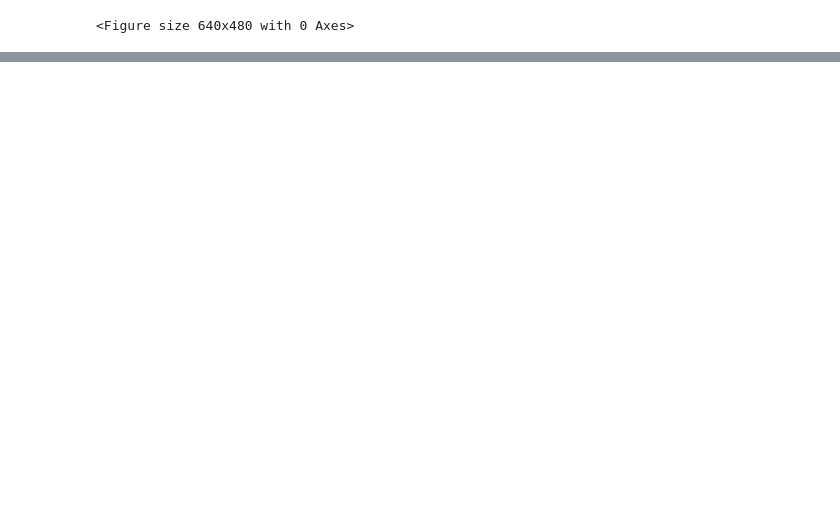
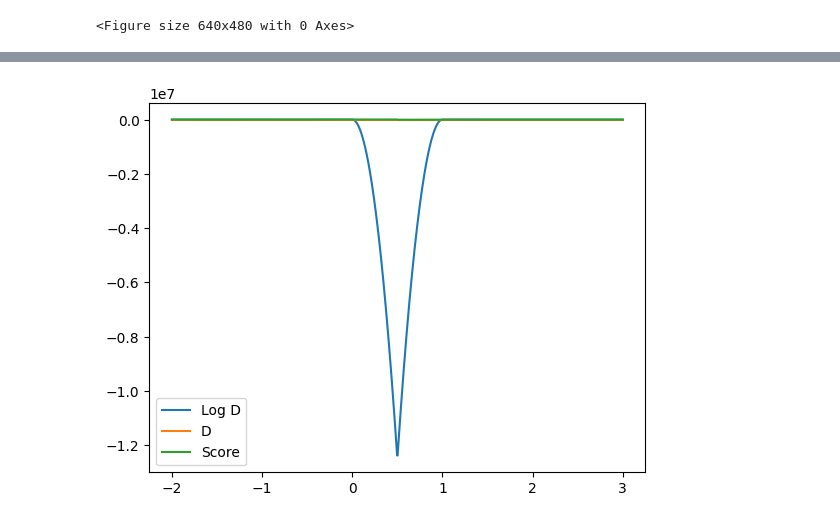
Before and after one commit to myfatemi04/constraint-guidance, a Jupyter notebook: notebooks/general_constrained_sampling.ipynb, the cells around one changed output, grey strips where cells are left out. Drawn from its saved outputs; the diff is of its cells as text; code cells hidden in the pictures; blank space fills up the shorter version.

```diff
--- a/notebooks/general_constrained_sampling.ipynb
+++ b/notebooks/general_constrained_sampling.ipynb
@@ -286,0 +767,23 @@ Video("animation.mp4")
+# %%
+def compute_log_D_1D_complement_interval(x, x0, x1, sigma):
+    log_D1 = log_ndtr((x0 - x) / sigma)
+    log_D2 = log_ndtr((x - x1) / sigma)
+    base_D = np.maximum(log_D1, log_D2)
+    log_D_complement = (
+        np.log(np.exp(log_D1 - base_D) + np.exp(log_D2 - base_D)) + base_D
+    )
+    return log_D_complement
+
+
+sigma = 0.0001
+x = np.linspace(-2, 3, 1000)
+log_D = compute_log_D_1D_complement_interval(x, 0, 1, sigma)
+D = np.exp(log_D)
+log_N, sign = compute_log_N_and_sign_interval(x, 0, 1, sigma)
+plt.plot(x, log_D, label="Log D")
+plt.plot(x, D, label="D")
+plt.plot(x, np.exp(log_N - log_D) * sign, label="Score")
+plt.legend()
+plt.show()
+# %% [output]
+[figure, added]
```
Also changed, not shown: parts of 15 cells of this notebook.
